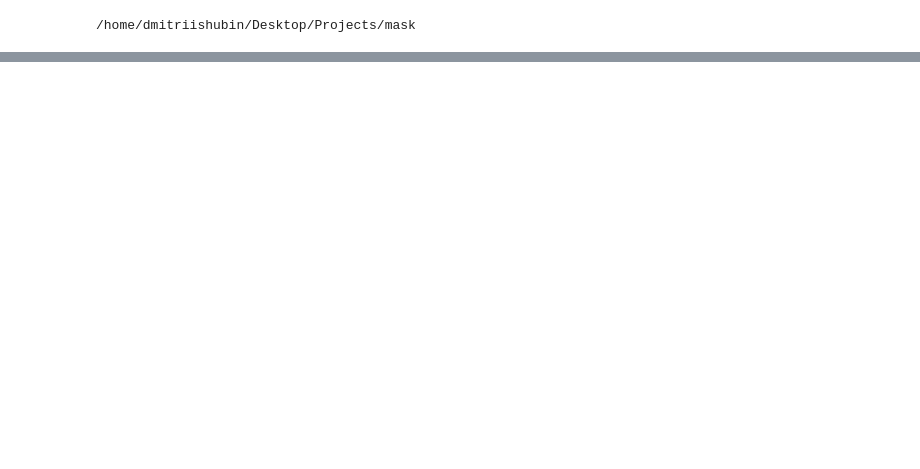
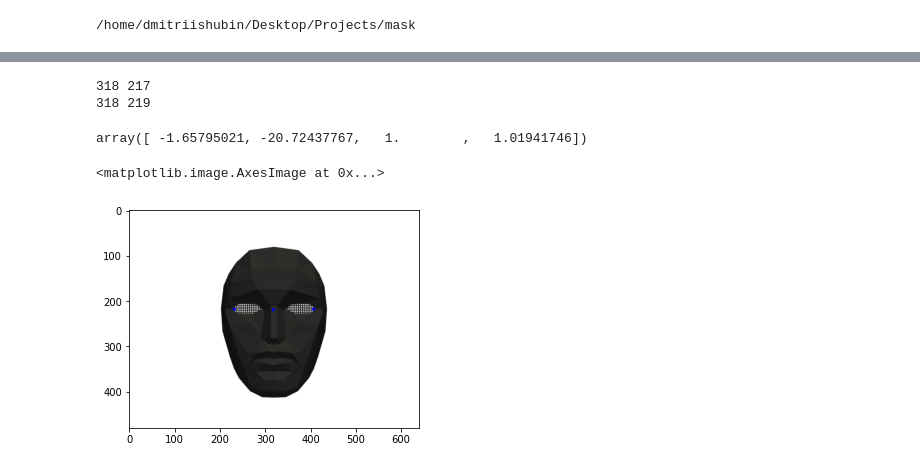
Before and after one commit to DmitriiShubin/3d_mask, a Jupyter notebook: notebooks/2_mask_visualization.ipynb, the cells around one changed output, grey strips where cells are left out. Drawn from its saved outputs; the diff is of its cells as text; code cells hidden in the pictures; blank space fills up the shorter version.

```diff
--- a/notebooks/2_mask_visualization.ipynb
+++ b/notebooks/2_mask_visualization.ipynb
@@ -52,13 +53,14 @@ poly = pv.PolyData(points)
 camera = pv.Camera()
 camera.position = [0, 0, 10]
 
-axes = pv.Axes(show_actor=True, actor_scale=2.0, line_width=5)
+
 
 #camera.direction = (0, 0, 0)
 
 near_range = 0.1
 far_range = 10
 camera.clipping_range = (near_range, far_range)
+camera.view_angle = 16
 
 modelTransform = np.array([
  [  1.,   0.,   0.,  -0.],
@@ -69,16 +71,15 @@ modelTransform = np.array([
 
 
 projTransform = np.array([
-  [ 7.11537 ,  0.     ,  0.     ,  0.     ],
-   [ 0.     ,9.48716  ,  0.     ,  0.     ],
-   [ 0.     ,  0.     , -1.     , -0.2    ],
-   [ 0.     ,  0.     , -1.     ,  0.     ]
-], dtype=np.float32)
+  [ 5.3365273,  0.       ,  0.       ,  0.       ],
+       [ 0.       ,  7.11537  ,  0.       ,  0.       ],
+       [ 0.       ,  0.       , -1.       , -0.2      ],
+       [ 0.       ,  0.       , -1.       ,  0.       ]]
+, dtype=np.float32)
 
-camera.SetModelTransformMatrix(trans_to_matrix(modelTransform))
-camera.SetExplicitProjectionTransformMatrix(trans_to_matrix(projTransform))
-camera.SetUseExplicitProjectionTransformMatrix(1)
-
+# camera.SetModelTransformMatrix(trans_to_matrix(modelTransform))
+# camera.SetExplicitProjectionTransformMatrix(trans_to_matrix(projTransform))
+# camera.SetUseExplicitProjectionTransformMatrix(1)
 
 
 
@@ -90,20 +91,21 @@ for i in range(20):
     pl.background_color = (1,1,1)
     pl.camera = camera
 
+    mesh_r = mesh.copy()
 
+    #mesh_r.rotate_x(60, point=axes.origin)
 
-    mesh.rotate_x(60, point=axes.origin)
-    #mesh.rotate_y(60, point=axes.origin)
     #mesh.rotate_z(60, point=axes.origin)
 
-    pl.add_mesh(mesh,texture=tex)
+    #pl.add_mesh(mesh,texture=tex)
+
+    pl.add_mesh(mesh,color=[0.2,0.2,0.2])
 
 
 
 
 
-    img = pl.show(return_img=True)
-    pl.render()
+    pl.show()
     img = pl.image
 
     print(1/(time()-start))
@@ -112,3 +129,36 @@ plt.imshow(img)
+# %%
+#points = poly.ex()
+for i in range(np.asarray(poly.points).shape[0]):
+    point = np.asarray(poly.points)[i]
+
+    point = np.concatenate([point, np.ones(1)], axis=0)
+
+    projection = np.matmul(np.matmul(projTransform, modelTransform), point)
+    projection /= projection[-2]  # divide by Z
+    projection[1] /= -1  # Y is negative
+    projection[0] *= 640 // 2  # scale up
+    projection[1] *= 480 // 2  # scale up
+
+    print(int(640 // 2 + projection[0]), int(480 // 2 + projection[1]))
+# %% [output]
+318 217
+318 219
+# %%
+projection
+# %% [output]
+array([ -1.65795021, -20.72437767,   1.        ,   1.01941746])
+# %%
+#img = np.transpose(img,(2,0,1))
+img = np.ascontiguousarray(img, dtype=np.uint8)
+
+img = cv2.circle(img, (407, 218), radius=2, color=(0, 0, 255), thickness=2)
+img = cv2.circle(img, (318, 219), radius=2, color=(0, 0, 255), thickness=2)
+
+
+plt.imshow(img)
+# %% [output]
+<matplotlib.image.AxesImage at 0x...>
+[figure, added]
 # %%
 img.shape
 # %%
```
Also changed, not shown: parts of 7 cells of this notebook, 2 other files.
